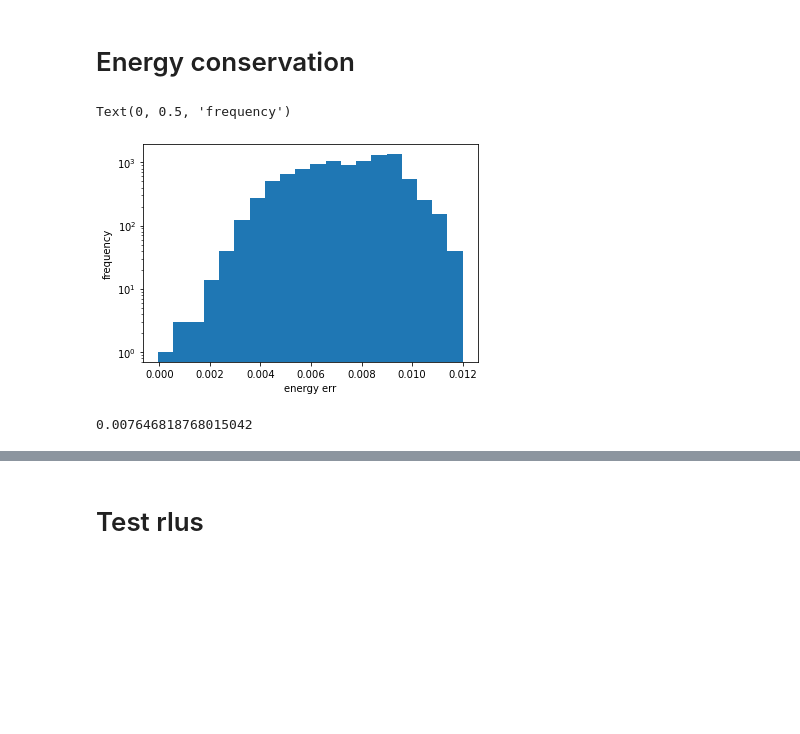
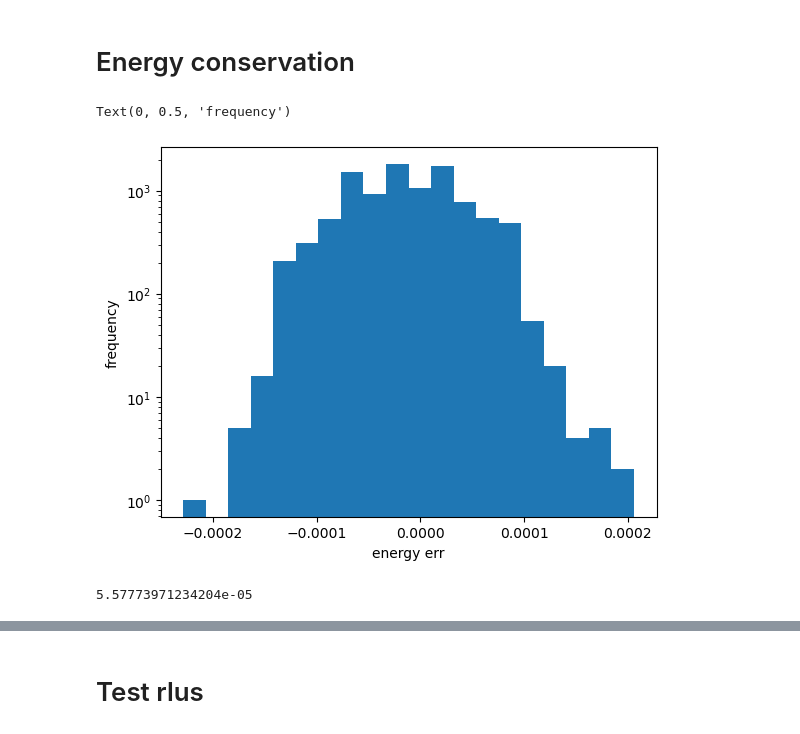
Before and after one commit to ChenggongWang/NNRTMC_AM4, a Jupyter notebook: data_process/lw_get_data_func_dev.ipynb, the cells around one changed output, grey strips where cells are left out. Cells and saved outputs as stored; diff of their text form; code cells hidden in the pictures; blank space fills up the shorter version.

```diff
--- a/data_process/lw_get_data_func_dev.ipynb
+++ b/data_process/lw_get_data_func_dev.ipynb
@@ -49,0 +21,5 @@ Wall time: 3.37 s
+# %%
+%%time
+
+input_array_ori, output_array_ori = \
+get_data_lw_AM4(filelist, condition='cs', month_sel = [1,4,7,11], day_sel = [7])
@@ -216,35 +200,37 @@ def return_dP_AM4_plev( ps, Ak, Bk):
     dp = np.diff(p_int)
     return dp
 # %%
-F_toa_up = output_array_list[:,2]
-F_sfc_up = output_array_list[:,1]
-F_sfc_do = output_array_list[:,0]
+
+C_p = 1004.64      # J/kg/K
+g   = 9.8        # m/s^2
+sigma = 5.6734e-8
+
+F_toa_up = output_array_ori[:,1]
+F_sfc_do = output_array_ori[:,0]
+F_sfc_up = input_array_ori[:,34]**4*sigma
 F_net = F_sfc_up - F_sfc_do - F_toa_up
 
-C_p = 1004       # J/kg/K
-# g   = 9.8004     # m/s^2
-g   = 9.8        # m/s^2
 
 rd_id_e = np.random.randint(0,input_array_nor.shape[0],10000) # sample data
-HR =  output_array_list[rd_id_e,3:]
-ps = input_array_list[rd_id_e,0,None]
+HR =  output_array_ori[rd_id_e,2:]
+ps = input_array_ori[rd_id_e,0,None]
 dP = return_dP_AM4_plev(ps,A_k,B_k)
 sum_Cphr_gdp = C_p/g * (HR*dP).sum(axis=-1)
 
 E_err = F_net[rd_id_e]-sum_Cphr_gdp
 
 plt.hist(E_err, bins=20)
 # plt.xscale('log')
 plt.yscale('log')
 plt.xlabel('energy err')
 plt.ylabel('frequency')
 # %% [output]
 Text(0, 0.5, 'frequency')
-[figure, old version]
+[figure, new version]
 # %%
 ((E_err**2).mean())**0.5
 # %% [output]
-0.007646818768015042
+5.57773971234204e-05
 # %%
 
 plt.hist(F_sfc_up[rd_id_e])
```
Also changed, not shown: parts of 25 cells of this notebook, 20 other files.
